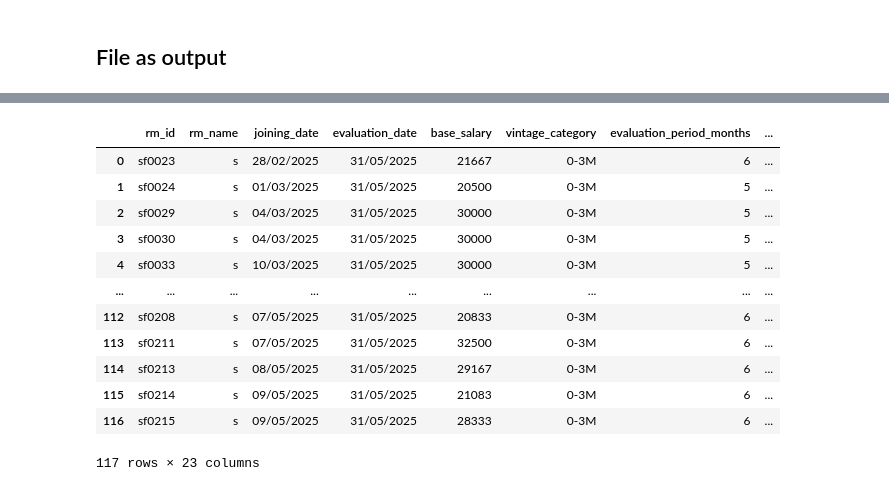
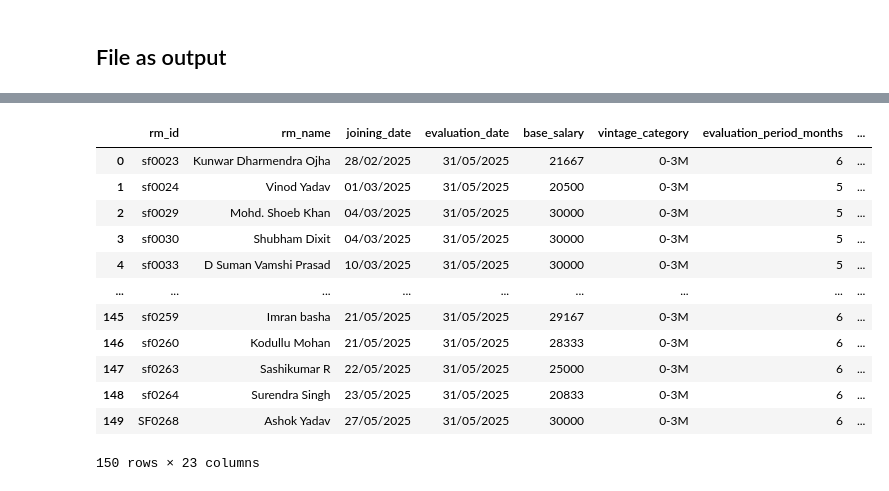
Before and after one commit to netra-poonia/Incentive-Calculator-Colab-notebooks, a Jupyter notebook: Relationship_Manager_Bonus_Calculator.ipynb, the cells around one changed output, grey strips where cells are left out. Saved outputs shown, nothing was run; the diff lists cells and outputs as text; code cells hidden in the pictures.

```diff
--- a/Relationship_Manager_Bonus_Calculator.ipynb
+++ b/Relationship_Manager_Bonus_Calculator.ipynb
@@ -54,19 +54,17 @@ class RMBonusCalculator:
 
         # BAU Effort Matrices (logins vs disbursals) - CORRECTED AXES
         self.BAU_SECURED_EFFORT_MATRIX = {
-            (0, 0): {(0, 0): 1000, (1, 4): 1200, (5, 6): 1500, (7, float('inf')): 1800},
-            (1, 1): {(0, 0): 1200, (1, 4): 1500, (5, 6): 1800, (7, float('inf')): 2000},
-            (2, 2): {(0, 0): 1500, (1, 4): 1800, (5, 6): 3000, (7, float('inf')): 3500},
-            (3, 3): {(0, 0): 1800, (1, 4): 2000, (5, 6): 3500, (7, float('inf')): 4000},
-            (4, float('inf')): {(0, 0): 2000, (1, 4): 3000, (5, 6): 4000, (7, float('inf')): 5000},
+            (0, 0):            {(0, 0): 1000, (1, 1): 1200, (2, 2): 1500, (3, 3): 1800, (4, float('inf')): 2000},
+            (1, 4):            {(0, 0): 1200, (1, 1): 1500, (2, 2): 1800, (3, 3): 2000, (4, float('inf')): 3000},
+            (5, 6):            {(0, 0): 1500, (1, 1): 1800, (2, 2): 3000, (3, 3): 3500, (4, float('inf')): 4000},
+            (7, float('inf')): {(0, 0): 2000, (1, 1): 2500, (2, 2): 3500, (3, 3): 4000, (4, float('inf')): 5000},
         }
 
         self.BAU_UNSECURED_EFFORT_MATRIX = {
-            (0, 0): {(0, 0): 0, (1, 9): 300, (10, 13): 400, (14, float('inf')): 500},
-            (1, 3): {(0, 0): 300, (1, 9): 400, (10, 13): 500, (14, float('inf')): 750},
-            (4, 4): {(0, 0): 400, (1, 9): 500, (10, 13): 750, (14, float('inf')): 850},
-            (5, 7): {(0, 0): 500, (1, 9): 750, (10, 13): 850, (14, float('inf')): 1000},
-            (8, float('inf')): {(0, 0): 750, (1, 9): 850, (10, 13): 1000, (14, float('inf')): 1200},
+            (0, 0):                {(0, 0): 0,   (1, 3): 300, (3, 4): 400, (5, 7): 500, (8, float('inf')): 750},
+            (1, 9):                {(0, 0): 300, (1, 3): 400, (3, 4): 500, (5, 7): 750, (8, float('inf')): 850},
+            (10, 13):              {(0, 0): 400, (1, 3): 500, (3, 4): 750, (5, 7): 850, (8, float('inf')): 1000},
+            (14, float('inf')):    {(0, 0): 500, (1, 3): 750, (3, 4): 850, (5, 7): 1000, (8, float('inf')): 1200},
         }
 
         # Vintage 0-3 Months
@@ -95,7 +93,7 @@ class RMBonusCalculator:
         self.VINTAGE_SECURED_EFFORT_MATRIX_0_3M = {
             (0, 0): {(0, 0): 1500, (1, 1): 1800, (2, float('inf')): 2000},
             (1, 1): {(0, 0): 1800, (1, 1): 2000, (2, float('inf')): 2500},
-            (2, 2): {(0, 0): 2500, (1, 1): 3000, (2, float('inf')): 4000},
+            (2, 2): {(0, 0): 2500, (1, 1): 3000, (2, float('inf')): 3500},
             (3, float('inf')): {(0, 0): 3000, (1, 1): 3500, (2, float('inf')): 4000},
         }
 
@@ -387,8 +385,23 @@ class RMBonusCalculator:
         # Special handling for joining after 10th of the month
         if is_joining_after_10th:
             # Calculate pro-rated ₹5000 based on days worked
-            days_in_month = 30  # Standard assumption
-            days_worked = days_in_month - joining_date.day + 1
+
+            # Get the number of days in the month
+            if month in [4, 6, 9, 11]:
+                days_in_month = 30
+            elif month in [1, 3, 5, 7, 8, 10, 12]:
+                days_in_month = 31
+            elif month == 2:
+                # Leap year check
+                year = joining_date.year
+                if (year % 4 == 0 and year % 100 != 0) or (year % 400 == 0):
+                    days_in_month = 29
+                else:
+                    days_in_month = 28
+            else:
+                days_in_month = 30
+
+            days_worked = days_in_month - joining_date.day
             pro_rated_5000 = (5000 * days_worked) / days_in_month
 
             # Use higher of pro-rated ₹5000 or calculated payout
@@ -831,7 +851,7 @@ Evaluation Status: Evaluated
 # %% [markdown]
 ## File as output
 # %%
-process_rm_bonus_csv('/content/RM_Input.csv')
+process_rm_bonus_csv('/content/rm_bonus_input.csv')
 # %% [output]
 📁 Reading CSV file...
 ✅ Successfully loaded 150 records
@@ -853,13 +873,13 @@ Total Bonus Payout: ₹868,836.98
 |  | rm_id | rm_name | joining_date | evaluation_date | base_salary | vintage_category | evaluation_period_months | ... |
-| 0 | sf0023 | s | 28/02/2025 | 31/05/2025 | 21667 | 0-3M | 6 | ... |
-| 1 | sf0024 | s | 01/03/2025 | 31/05/2025 | 20500 | 0-3M | 5 | ... |
-| 2 | sf0029 | s | 04/03/2025 | 31/05/2025 | 30000 | 0-3M | 5 | ... |
-| 3 | sf0030 | s | 04/03/2025 | 31/05/2025 | 30000 | 0-3M | 5 | ... |
-| 4 | sf0033 | s | 10/03/2025 | 31/05/2025 | 30000 | 0-3M | 5 | ... |
+| 0 | sf0023 | Kunwar Dharmendra Ojha | 28/02/2025 | 31/05/2025 | 21667 | 0-3M | 6 | ... |
+| 1 | sf0024 | Vinod Yadav | 01/03/2025 | 31/05/2025 | 20500 | 0-3M | 5 | ... |
+| 2 | sf0029 | Mohd. Shoeb Khan | 04/03/2025 | 31/05/2025 | 30000 | 0-3M | 5 | ... |
+| 3 | sf0030 | Shubham Dixit | 04/03/2025 | 31/05/2025 | 30000 | 0-3M | 5 | ... |
+| 4 | sf0033 | D Suman Vamshi Prasad | 10/03/2025 | 31/05/2025 | 30000 | 0-3M | 5 | ... |
 | ... | ... | ... | ... | ... | ... | ... | ... | ... |
-| 112 | sf0208 | s | 07/05/2025 | 31/05/2025 | 20833 | 0-3M | 6 | ... |
-| 113 | sf0211 | s | 07/05/2025 | 31/05/2025 | 32500 | 0-3M | 6 | ... |
-| 114 | sf0213 | s | 08/05/2025 | 31/05/2025 | 29167 | 0-3M | 6 | ... |
-| 115 | sf0214 | s | 09/05/2025 | 31/05/2025 | 21083 | 0-3M | 6 | ... |
-| 116 | sf0215 | s | 09/05/2025 | 31/05/2025 | 28333 | 0-3M | 6 | ... |
+| 145 | sf0259 | Imran basha | 21/05/2025 | 31/05/2025 | 29167 | 0-3M | 6 | ... |
+| 146 | sf0260 | Kodullu Mohan | 21/05/2025 | 31/05/2025 | 28333 | 0-3M | 6 | ... |
+| 147 | sf0263 | Sashikumar R | 22/05/2025 | 31/05/2025 | 25000 | 0-3M | 6 | ... |
+| 148 | sf0264 | Surendra Singh | 23/05/2025 | 31/05/2025 | 20833 | 0-3M | 6 | ... |
+| 149 | SF0268 | Ashok Yadav | 27/05/2025 | 31/05/2025 | 30000 | 0-3M | 6 | ... |
-117 rows × 23 columns
+150 rows × 23 columns
```
Also changed, not shown: parts of 2 cells of this notebook.
